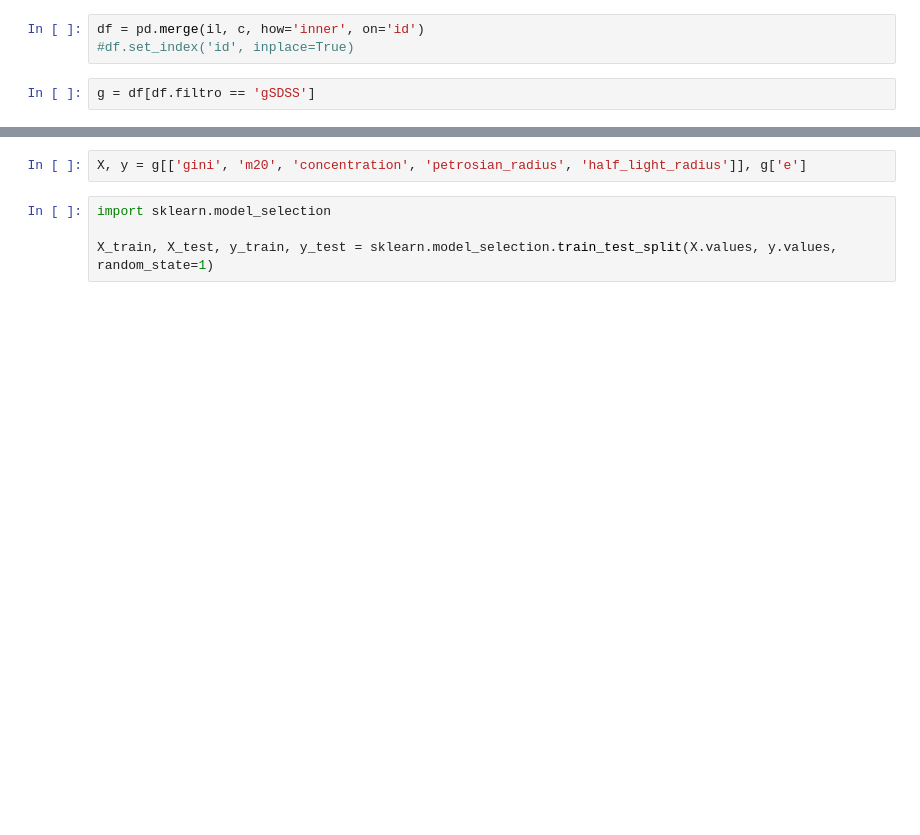
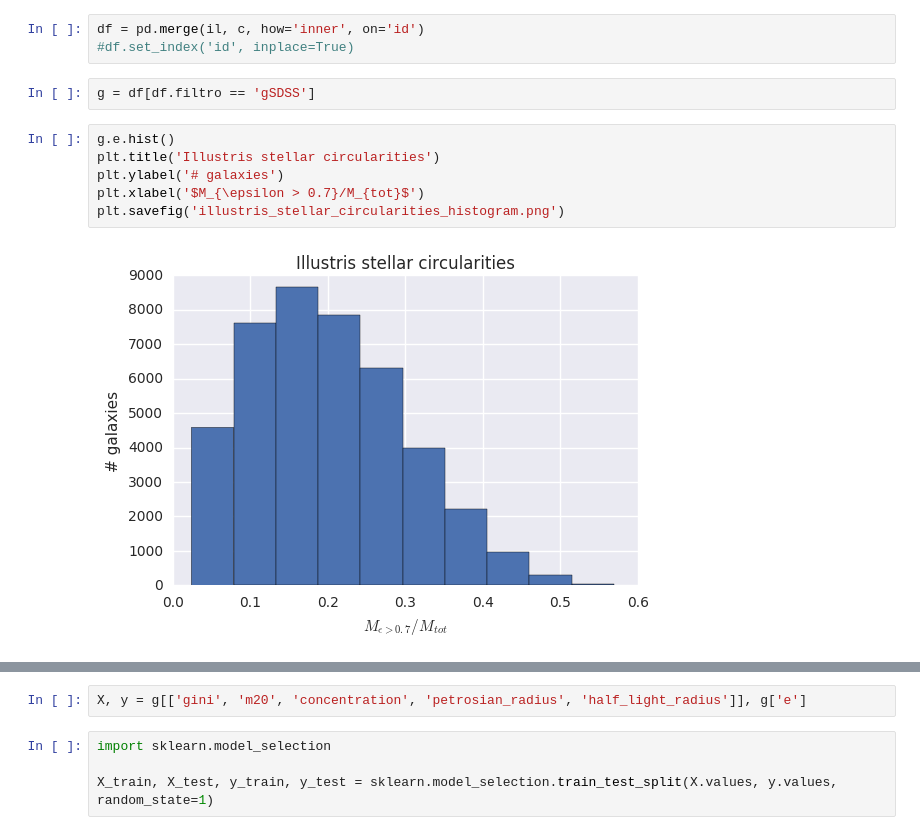
Before and after one commit to matiasbattocchia/ex_tesis, a Jupyter notebook: código/Morfologías.ipynb, the cells around one changed output, grey strips where cells are left out. Saved outputs shown, nothing was run; the diff lists cells and outputs as text; blank space fills up the shorter version.

```diff
--- a/código/Morfologías.ipynb
+++ b/código/Morfologías.ipynb
@@ -377,4 +424,12 @@ df = pd.merge(il, c, how='inner', on='id')
 #df.set_index('id', inplace=True)
 # %%
 g = df[df.filtro == 'gSDSS']
+# %%
+g.e.hist()
+plt.title('Illustris stellar circularities')
+plt.ylabel('# galaxies')
+plt.xlabel('$M_{\epsilon > 0.7}/M_{tot}$')
+plt.savefig('illustris_stellar_circularities_histogram.png')
+# %% [output]
+[figure, added]
 # %%
```
Also changed, not shown: parts of 8 cells of this notebook, 5 other files.
